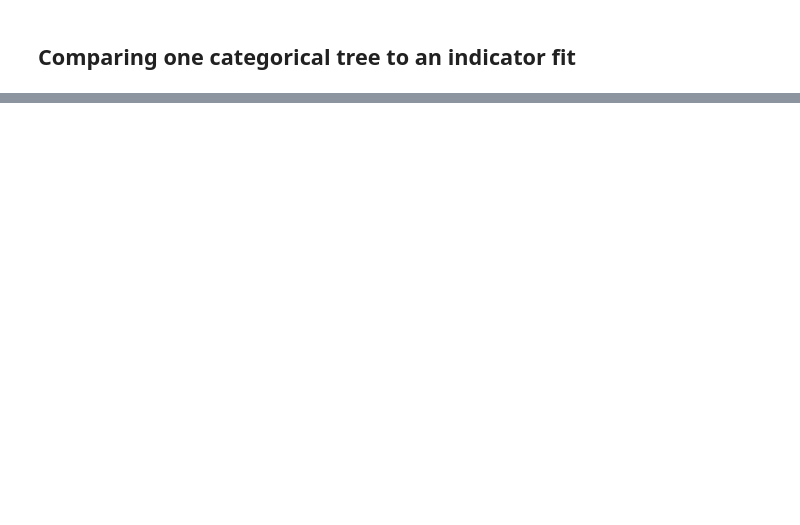
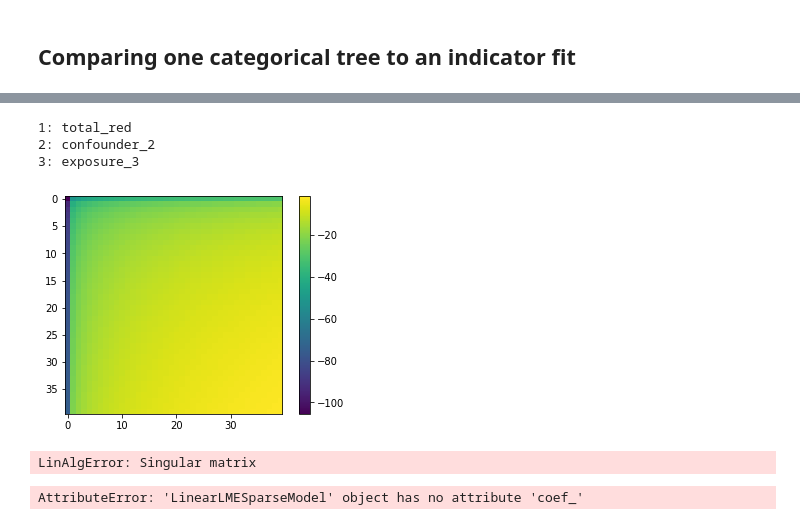
Before and after one commit to aksholokhov/pysr3, a Jupyter notebook: examples/categorical_feature_selection.ipynb, the cells around one changed output, grey strips where cells are left out. Saved outputs shown, nothing was run; the diff lists cells and outputs as text; code cells hidden in the pictures; blank space fills up the shorter version.

```diff
--- a/examples/categorical_feature_selection.ipynb
+++ b/examples/categorical_feature_selection.ipynb
@@ -126,0 +240,57 @@ array([0.45258439, 1.02203168])
+# %%
+X = data_short[main_features_columns + categorical_features_columns].to_numpy()
+y = data_short[target_column].to_numpy().flatten()
+column_labels = [0, 3, 4] + [5]*len(categorical_features_columns)
+X = np.vstack([column_labels, X])
+# %%
+problem = LinearLMEProblem.from_x_y(X, y)
+# %%
+for i, feature in enumerate(categorical_features_columns):
+    print(f"{i+1}: {feature}")
+# %% [output]
+1: total_red
+2: confounder_2
+3: exposure_3
+# %%
+oracle = LinearLMEOracle(problem)
+# %%
+def plot_level_surfaces(oracle, xlims, ylims, ndots=1600):
+    n = int(np.sqrt(ndots))
+    xaxis = np.linspace(xlims[0], xlims[1], n)
+    yaxis = np.linspace(ylims[0], ylims[1], n)
+    result = np.zeros((n, n))
+    for i, a in enumerate(xaxis):
+        for j, b in enumerate(yaxis):
+            gamma = np.array([a, b])
+            beta = oracle.optimal_beta(gamma)
+            loss = oracle.loss(beta, gamma)
+            result[i, j] = loss
+    plt.imshow(result)
+    plt.colorbar()
+plot_level_surfaces(oracle, (0, 10), (0, 10))
+# %% [output]
+[figure, added]
+# %%
+model = LinearLMESparseModel(lb=0, lg=0, nnz_tbeta=2, nnz_tgamma=2)
+model.fit_problem(problem)
+y_pred = model.predict_problem(problem)
+#coefs = model.coef_["per_group_coefficients"]
+# %% [output]
+LinAlgError: Singular matrix
+# %%
+X_without_labels = X[1:, :]
+
+coefficients = model.coef_
+
+plt.figure(figsize=(9, 6))
+groups_to_plot = groups_to_take
+colors = ['r', 'g', 'b']
+for label, c in zip(groups_to_plot, colors):
+    idx_of_this_label_in_train = np.where(coefficients["group_labels"] == label)[0]
+    per_group_coefs = coefficients["per_group_coefficients"][idx_of_this_label_in_train][0]
+    idxs = X_without_labels[:, 0] == label
+    plt.scatter(X_without_labels[idxs][:, 1], y[idxs], c=c, label=label)
+    plt.plot([0, 100], [per_group_coefs[0], per_group_coefs[0]+100*per_group_coefs[2]], c=c)
+legend()
+# %% [output]
+AttributeError: 'LinearLMESparseModel' object has no attribute 'coef_'
```
Also changed, not shown: parts of 17 cells of this notebook.
